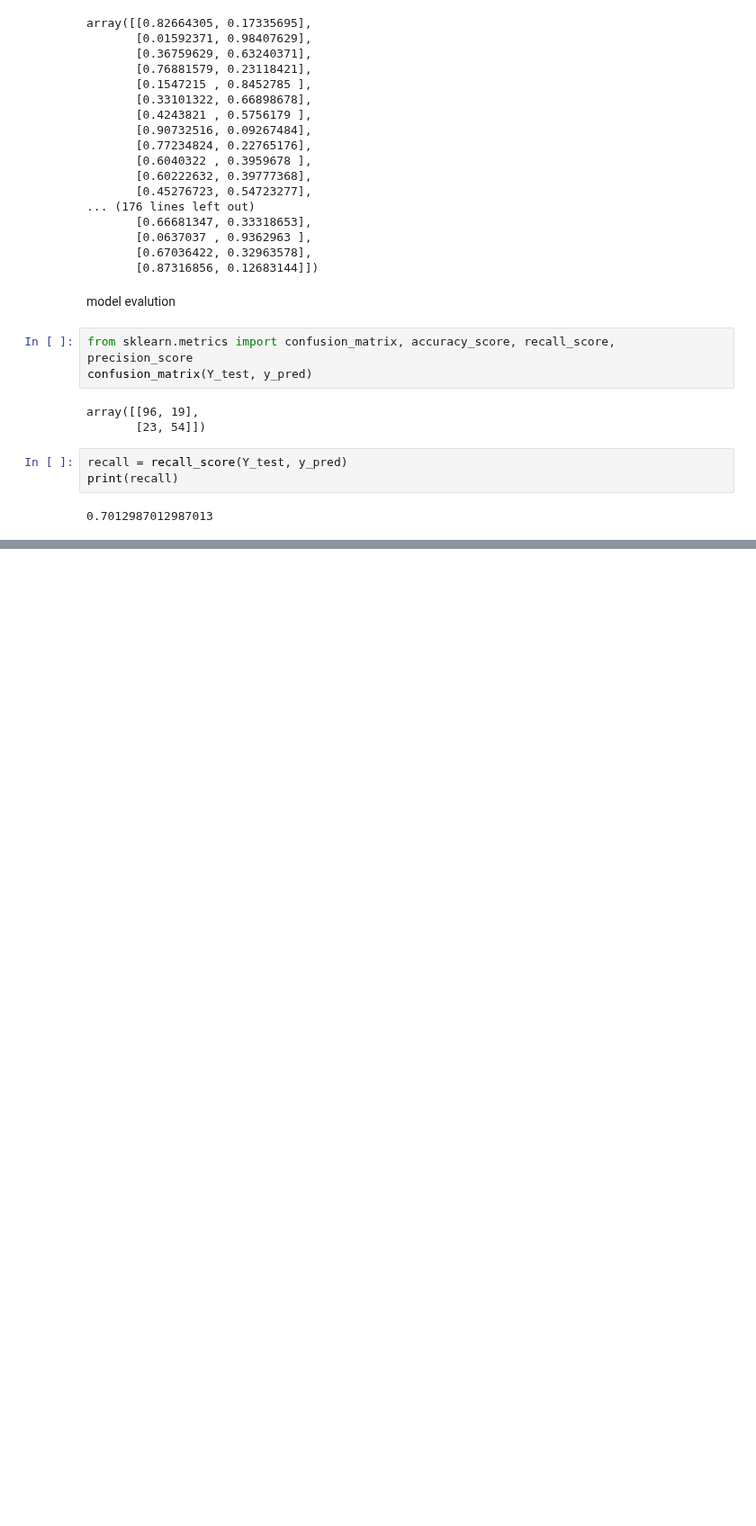
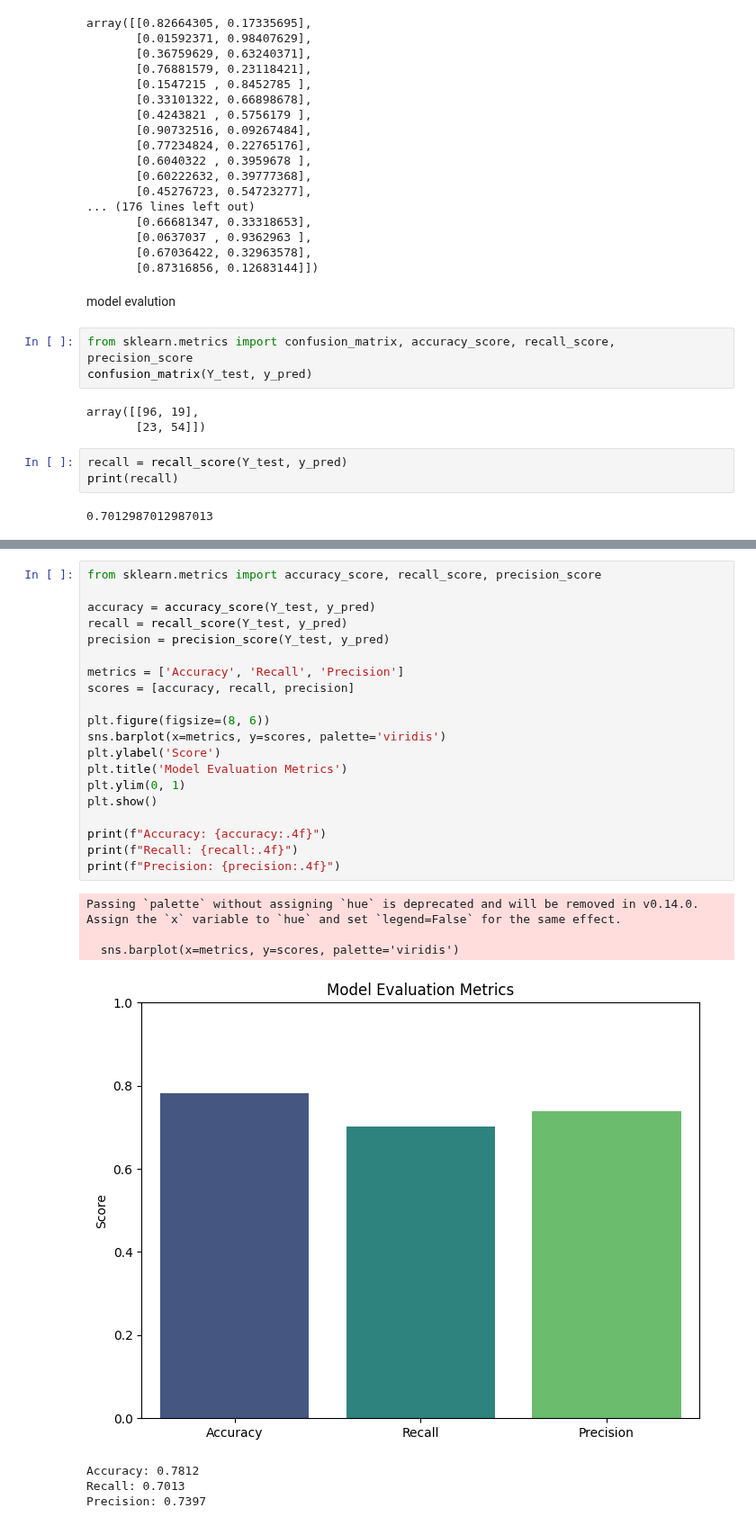
Before and after one commit to Rishabh9559/Data_science, a Jupyter notebook: Phase 2: Machine Learning for Data Science/Logistic Implement/logistic_Regression_Implement.ipynb, the cells around one changed output, grey strips where cells are left out. Shown at 90% size. Saved outputs shown, nothing was run; the diff lists cells and outputs as text; blank space fills up the shorter version.

```diff
--- a/Phase 2: Machine Learning for Data Science/Logistic Implement/logistic_Regression_Implement.ipynb
+++ b/Phase 2: Machine Learning for Data Science/Logistic Implement/logistic_Regression_Implement.ipynb
@@ -271,0 +280,28 @@ print(recall)
+# %%
+from sklearn.metrics import accuracy_score, recall_score, precision_score
+
+accuracy = accuracy_score(Y_test, y_pred)
+recall = recall_score(Y_test, y_pred)
+precision = precision_score(Y_test, y_pred)
+
+metrics = ['Accuracy', 'Recall', 'Precision']
+scores = [accuracy, recall, precision]
+
+plt.figure(figsize=(8, 6))
+sns.barplot(x=metrics, y=scores, palette='viridis')
+plt.ylabel('Score')
+plt.title('Model Evaluation Metrics')
+plt.ylim(0, 1)
+plt.show()
+
+print(f"Accuracy: {accuracy:.4f}")
+print(f"Recall: {recall:.4f}")
+print(f"Precision: {precision:.4f}")
+# %% [output]
+Passing `palette` without assigning `hue` is deprecated and will be removed in v0.14.0. Assign the `x` variable to `hue` and set `legend=False` for the same effect.
+
+  sns.barplot(x=metrics, y=scores, palette='viridis')
+[figure, added]
+Accuracy: 0.7812
+Recall: 0.7013
+Precision: 0.7397
```
Also changed, not shown: parts of 1 cell of this notebook.
